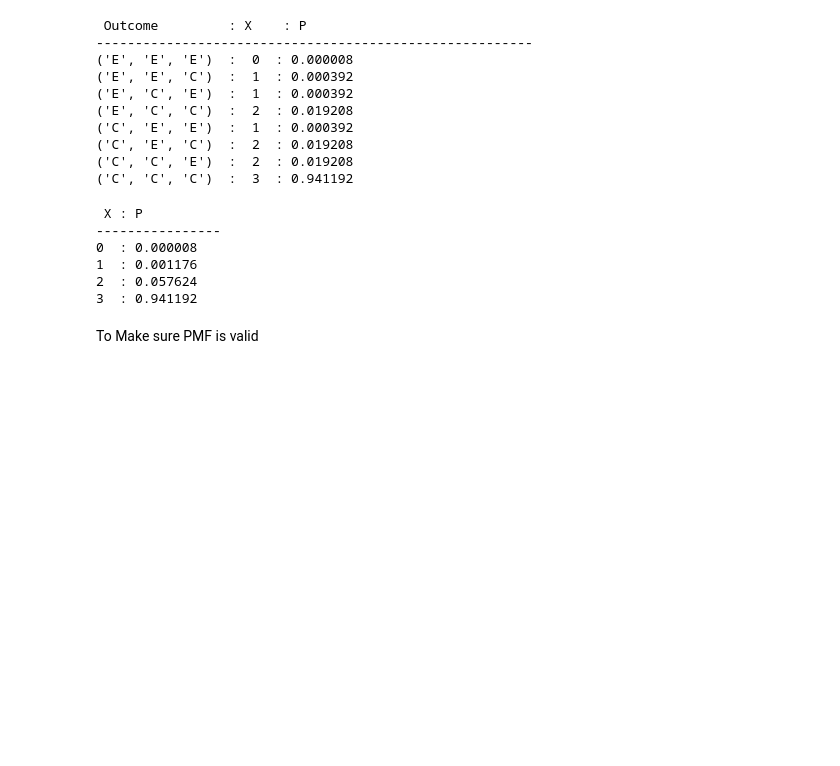
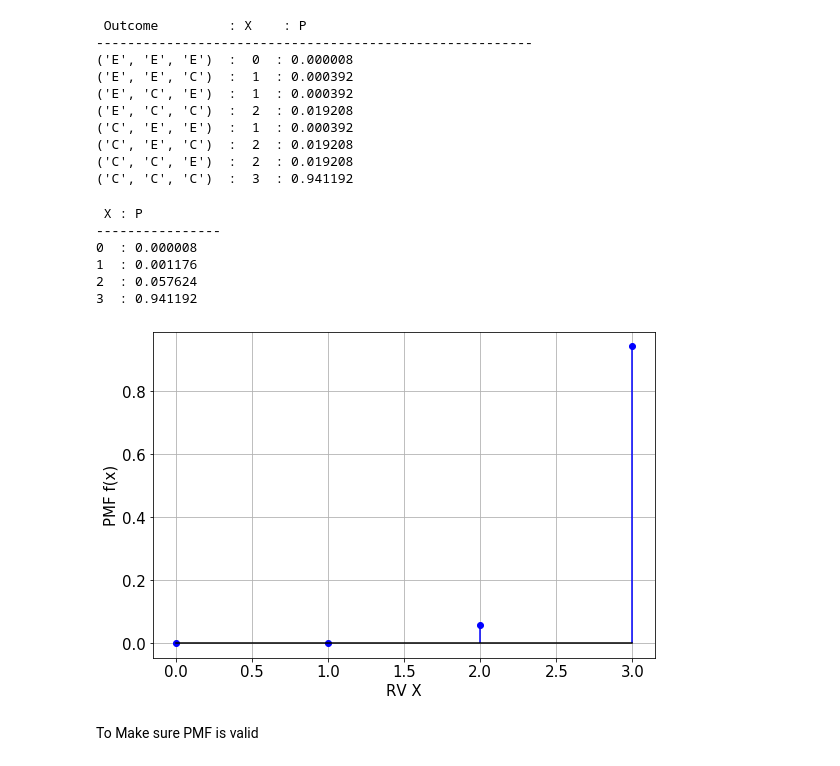
Before and after one commit to sbme-tutorials/Biostatistics-Tutorials, a Jupyter notebook: Section_05.ipynb, the cells around one changed output. Saved outputs shown, nothing was run; the diff lists cells and outputs as text; code cells hidden in the pictures; blank space fills up the shorter version.

```diff
--- a/Section_05.ipynb
+++ b/Section_05.ipynb
@@ -262,6 +268,10 @@ for k, v in pmf.items():
 1  : 0.001176
 2  : 0.057624
 3  : 0.941192
+# %%
+plot_pmf(pmf.keys(), pmf.values())
+# %% [output]
+[figure, added]
 # %% [markdown]
 To Make sure PMF is valid
 # %%
```
Also changed, not shown: parts of 13 cells of this notebook.
